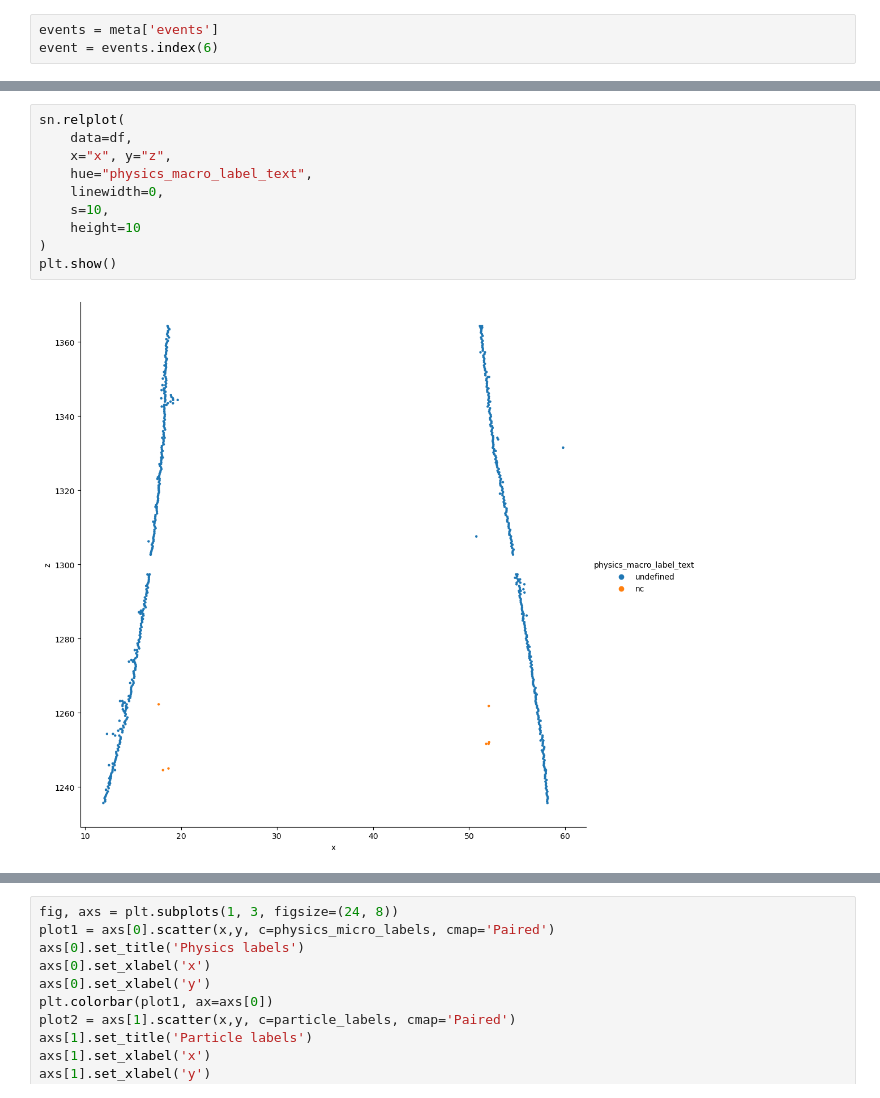
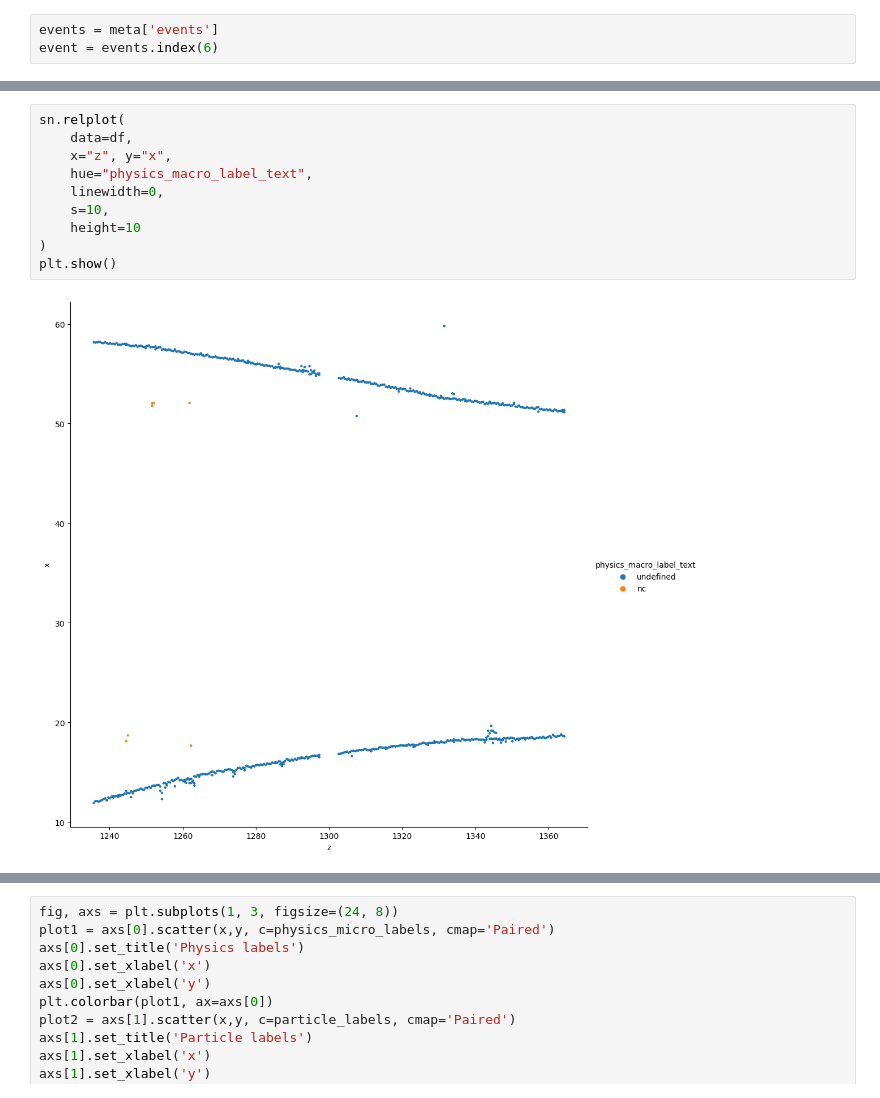
Before and after one commit to Neutron-Calibration-in-DUNE/ArrakisND, a Jupyter notebook: notebooks/test_arrakis.ipynb, the cells around one changed output, grey strips where cells are left out. Drawn from its saved outputs; the diff is of its cells as text.

```diff
--- a/notebooks/test_arrakis.ipynb
+++ b/notebooks/test_arrakis.ipynb
@@ -141,15 +148,15 @@ plt.show()
 # %%
 sn.relplot(
     data=df,
-    x="x", y="z",
+    x="z", y="x",
     hue="physics_macro_label_text",
     linewidth=0,
     s=10,
     height=10
 )
 plt.show()
 # %% [output]
-[figure, old version]
+[figure, new version]
 # %%
 sn.relplot(
     data=df,
```
Also changed, not shown: parts of 9 cells of this notebook, 1 other file.
